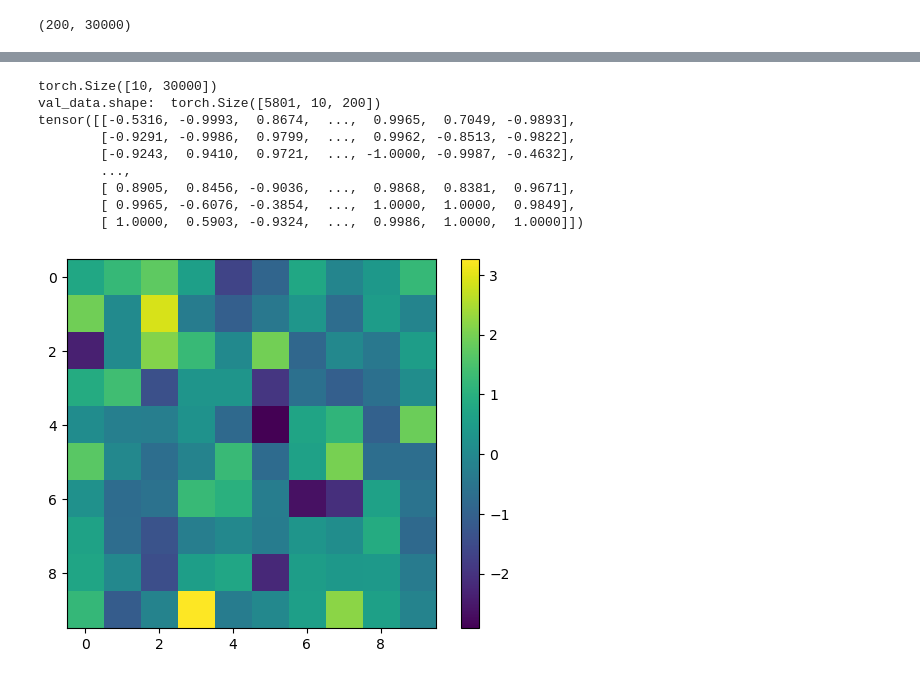
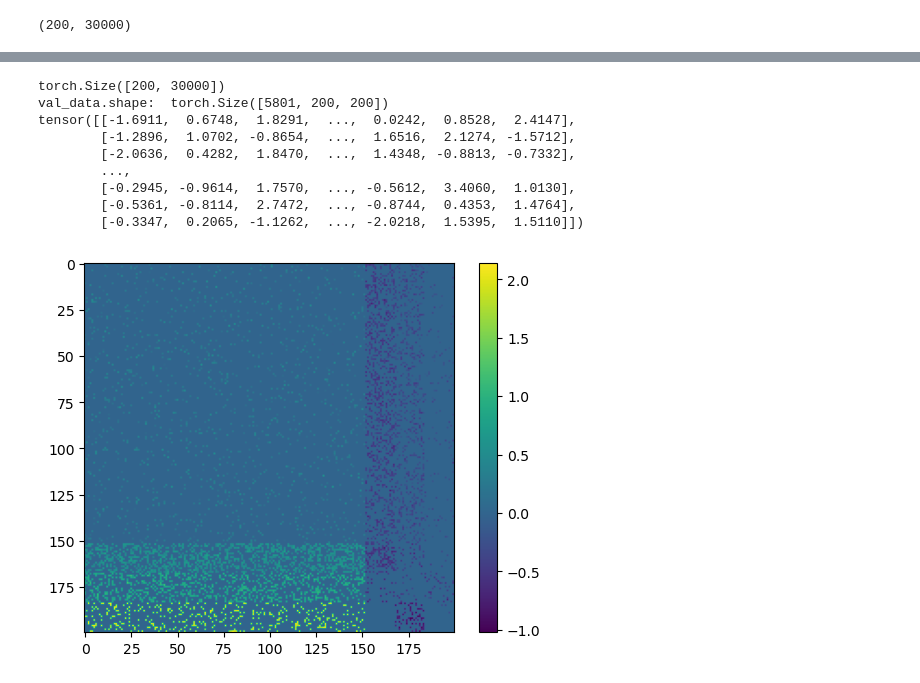
Before and after one commit to wuweizhang0723/func2graph, a Jupyter notebook: notebook/check_data/simulation_data.ipynb, the cells around one changed output, grey strips where cells are left out. Cells and saved outputs as stored; diff of their text form; code cells hidden in the pictures.

```diff
--- a/notebook/check_data/simulation_data.ipynb
+++ b/notebook/check_data/simulation_data.ipynb
@@ -107,39 +97,39 @@ plt.show()
 # %%
-neuron_num = 10
+neuron_num = 200
 dt = 0.001
 tau = 0.3
 
 spike_neuron_num=2
 spike_input=20
 
-random_seed=16
+random_seed=42
 total_time = 30000
 
-weight_type = "random"
+weight_type = "cell_type"
 
 trainloader, validloader, weight_matrix, cell_type_ids, cell_type2id, cell_type_count = generate_simulation_data(
     neuron_num=neuron_num,
     dt=dt,
     tau=tau,
     spike_neuron_num=spike_neuron_num,
     spike_input=spike_input,
     data_random_seed=random_seed,
     total_time=total_time,
     weight_type=weight_type,
 )
 
 plt.imshow(weight_matrix.detach().numpy())
 plt.colorbar()
 plt.show()
 # %% [output]
-torch.Size([10, 30000])
-val_data.shape:  torch.Size([5801, 10, 200])
-tensor([[-0.5316, -0.9993,  0.8674,  ...,  0.9965,  0.7049, -0.9893],
-        [-0.9291, -0.9986,  0.9799,  ...,  0.9962, -0.8513, -0.9822],
-        [-0.9243,  0.9410,  0.9721,  ..., -1.0000, -0.9987, -0.4632],
+torch.Size([200, 30000])
+val_data.shape:  torch.Size([5801, 200, 200])
+tensor([[-1.6911,  0.6748,  1.8291,  ...,  0.0242,  0.8528,  2.4147],
+        [-1.2896,  1.0702, -0.8654,  ...,  1.6516,  2.1274, -1.5712],
+        [-2.0636,  0.4282,  1.8470,  ...,  1.4348, -0.8813, -0.7332],
         ...,
-        [ 0.8905,  0.8456, -0.9036,  ...,  0.9868,  0.8381,  0.9671],
-        [ 0.9965, -0.6076, -0.3854,  ...,  1.0000,  1.0000,  0.9849],
-        [ 1.0000,  0.5903, -0.9324,  ...,  0.9986,  1.0000,  1.0000]])
+        [-0.2945, -0.9614,  1.7570,  ..., -0.5612,  3.4060,  1.0130],
+        [-0.5361, -0.8114,  2.7472,  ..., -0.8744,  0.4353,  1.4764],
+        [-0.3347,  0.2065, -1.1262,  ..., -2.0218,  1.5395,  1.5110]])
-[figure, old version]
+[figure, new version]
 # %%
```
Also changed, not shown: parts of 11 cells of this notebook, 3 other files.
